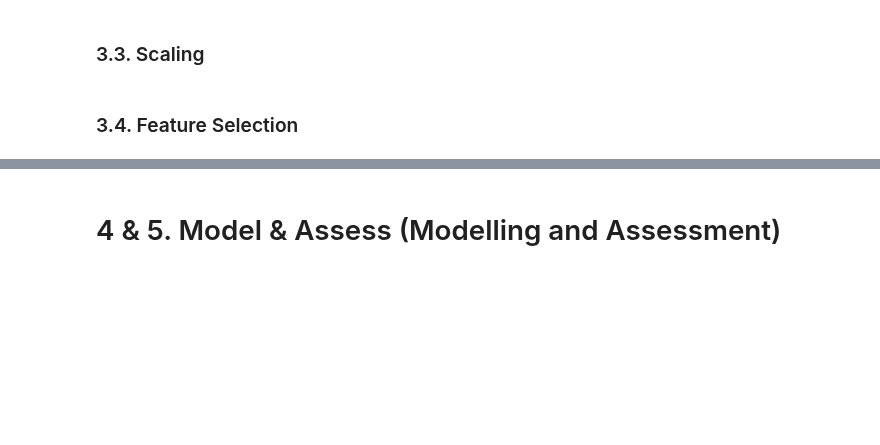
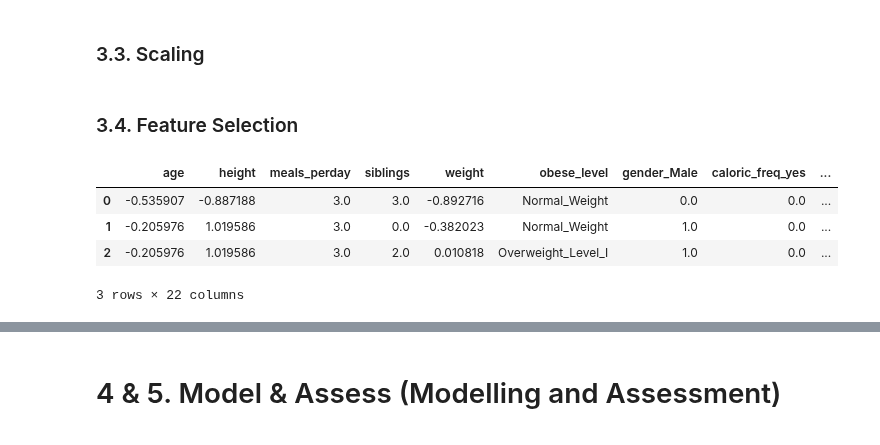
Before and after one commit to 0xMarc0s/IMS_ML_project, a Jupyter notebook: Project_Notebook_Template/Main Pipeline.ipynb, the cells around one changed output, grey strips where cells are left out. Drawn from its saved outputs; the diff is of its cells as text; code cells hidden in the pictures; blank space fills up the shorter version.

```diff
--- a/Project_Notebook_Template/Main Pipeline.ipynb
+++ b/Project_Notebook_Template/Main Pipeline.ipynb
@@ -450,3 +450,11 @@ obesity_train_preproc = encoded_train.copy()
 obesity_test_preproc = encoded_test.copy()
 # %% [markdown]
 ### 3.4. Feature Selection
+# %%
+obesity_train_preproc.head(3)
+# %% [output]
+|  | age | height | meals_perday | siblings | weight | obese_level | gender_Male | caloric_freq_yes | ... |
+| 0 | -0.535907 | -0.887188 | 3.0 | 3.0 | -0.892716 | Normal_Weight | 0.0 | 0.0 | ... |
+| 1 | -0.205976 | 1.019586 | 3.0 | 0.0 | -0.382023 | Normal_Weight | 1.0 | 0.0 | ... |
+| 2 | -0.205976 | 1.019586 | 3.0 | 2.0 | 0.010818 | Overweight_Level_I | 1.0 | 0.0 | ... |
+3 rows × 22 columns
```
Also changed, not shown: parts of 4 cells of this notebook.
